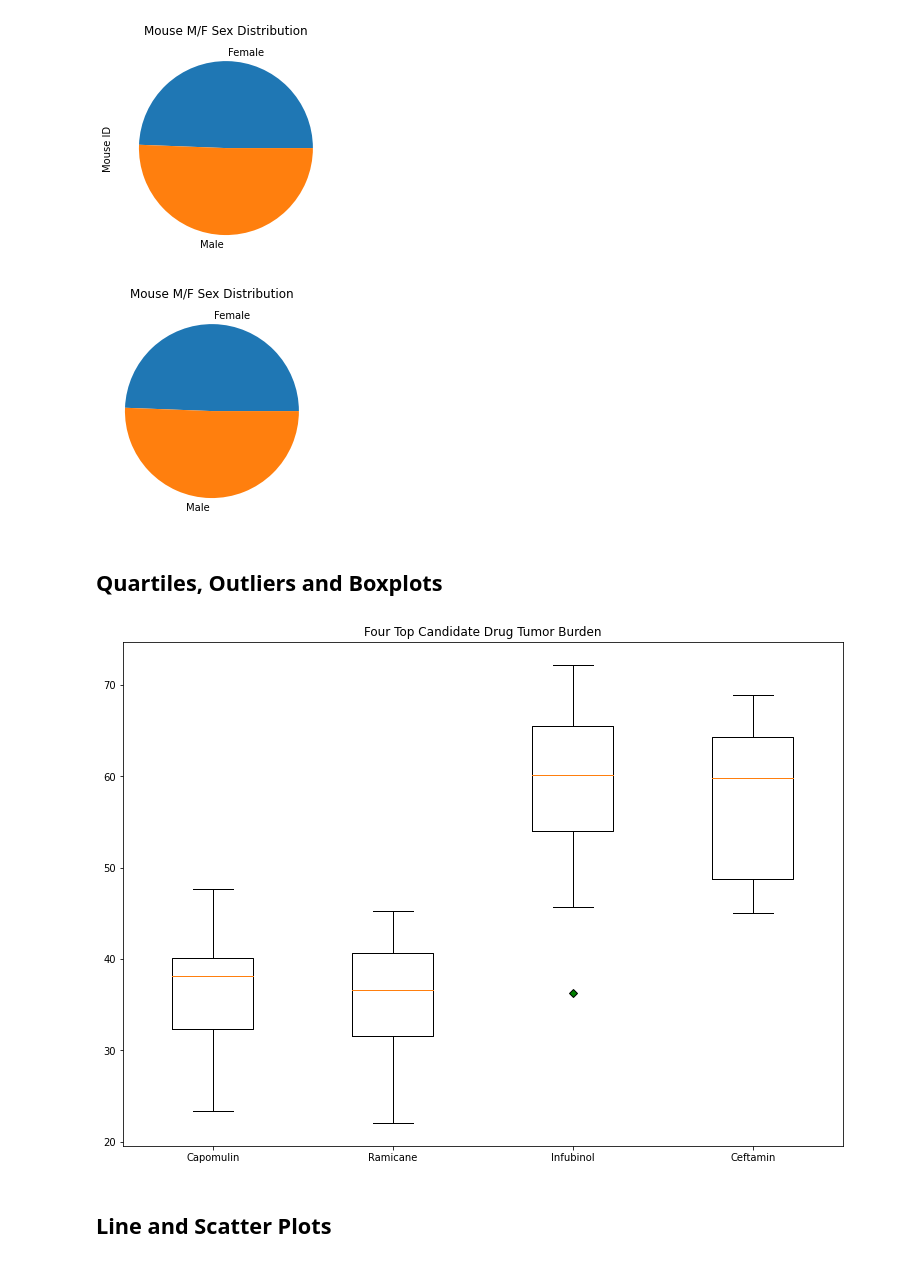
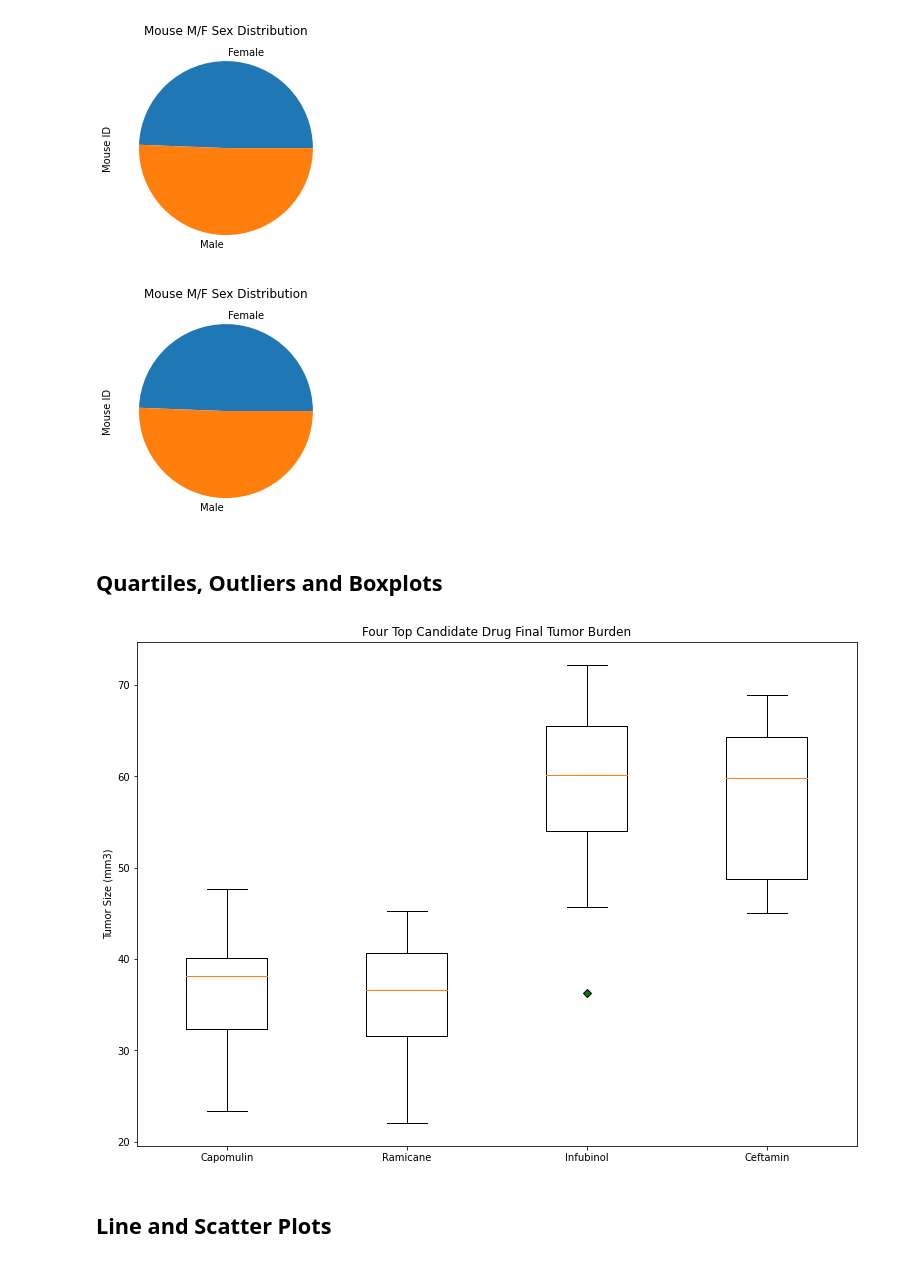
Before and after one commit to drossi1990/Homework5_Matplotlib, a Jupyter notebook: Instructions/Pymaceuticals/pymaceuticals_starter.ipynb, the cells around one changed output. Drawn from its saved outputs; the diff is of its cells as text; code cells hidden in the pictures.

```diff
--- a/Instructions/Pymaceuticals/pymaceuticals_starter.ipynb
+++ b/Instructions/Pymaceuticals/pymaceuticals_starter.ipynb
@@ -165,10 +167,10 @@ msex_pie = data_msex_pie.plot.pie(title = 'Mouse M/F Sex Distribution')
 
 plt.pie(data_msex_pie,labels=data_msex_pie.index)
 plt.title("Mouse M/F Sex Distribution")
-plt.ylabel=("Mouse ID")
+plt.ylabel("Mouse ID")
 plt.show()
 # %% [output]
-[figure, old version]
+[figure, new version]
 # %% [markdown]
 ## Quartiles, Outliers and Boxplots
 # %%
@@ -227,16 +229,17 @@ Ceftamin_lowerbound = Ceftamin_lowerQ - (1.5*Ceftamin_IQR)
 # %%
 # Generate a box plot of the final tumor volume of each mouse across four regimens of interest
 bp_data = [Capomulin_tumorburden, Ramicane_tumorburden, Infubinol_tumorburden, Ceftamin_tumorburden]
 fig = plt.figure(figsize = (10,7))
 ax = fig.add_axes([0, 0, 1, 1])
 green_diamond = dict(markerfacecolor='g', marker='D')
 
-ax.set_title("Four Top Candidate Drug Tumor Burden")
+ax.set_title("Four Top Candidate Drug Final Tumor Burden")
 ax.set_xticklabels(['Capomulin', 'Ramicane','Infubinol', 'Ceftamin'])
+ax.set_ylabel("Tumor Size (mm3)")
 bp = ax.boxplot(bp_data, flierprops=green_diamond)
 plt.show()
 # %% [output]
-[figure, old version]
+[figure, new version]
 # %% [markdown]
 ## Line and Scatter Plots
 # %%
```
Also changed, not shown: parts of 9 cells of this notebook.
